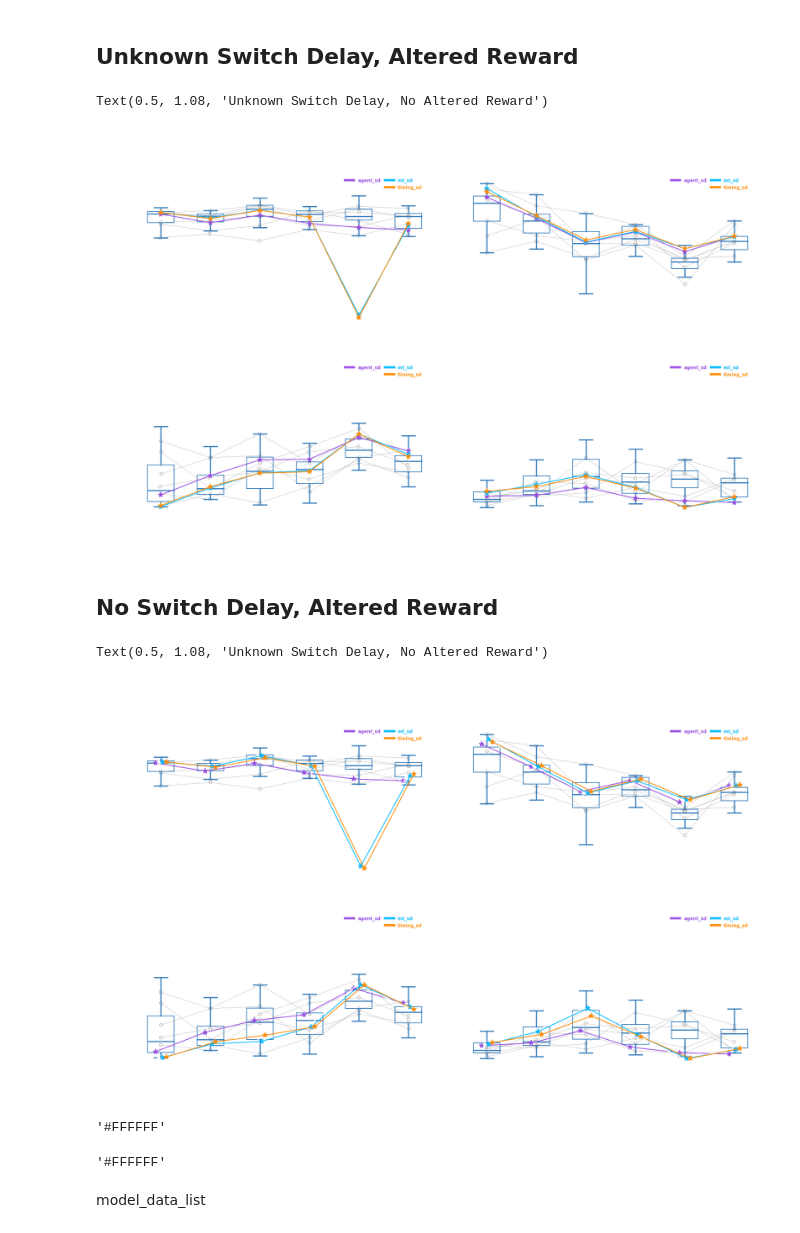
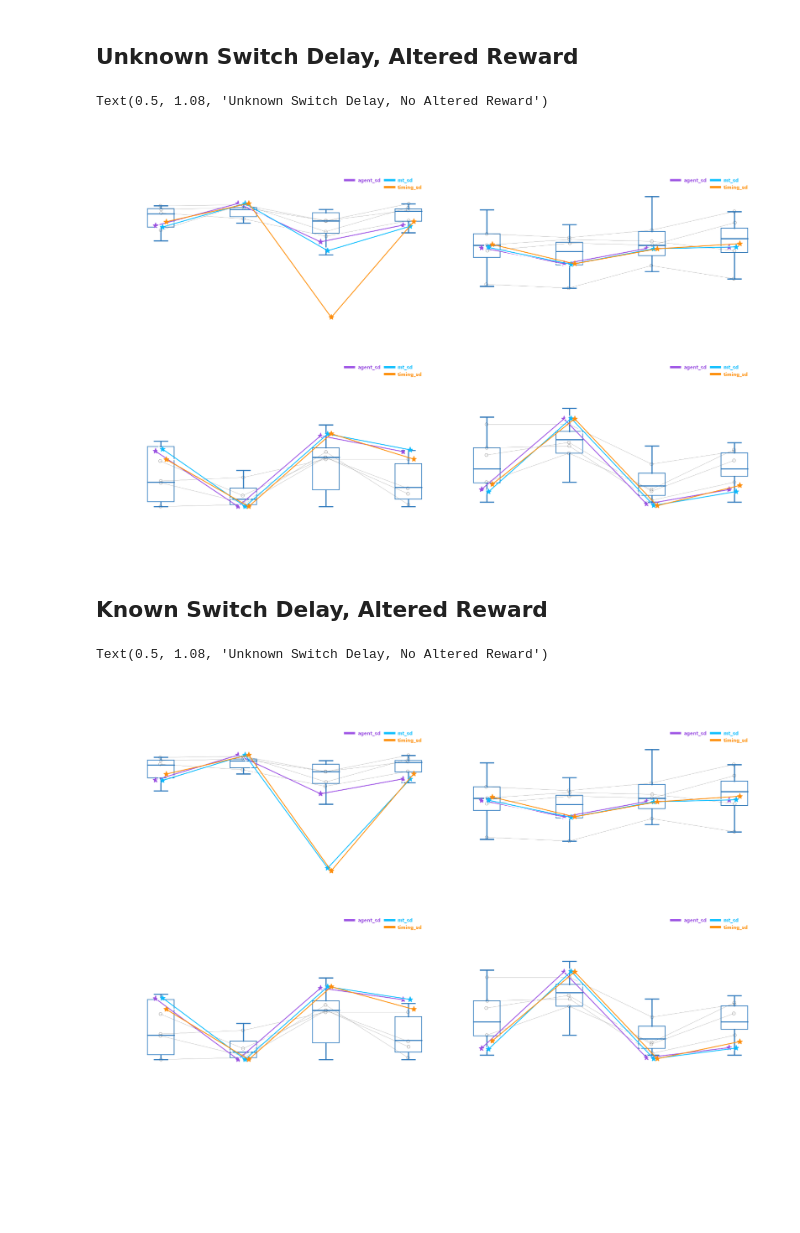
Before and after one commit to SethSullivan/MatchPennies-Agent-Expirement, a Jupyter notebook: scripts/optimal_model/Optimal_Stopping_Model_Full_Comparison.ipynb, the cells around one changed output. Drawn from its saved outputs; the diff is of its cells as text; code cells hidden in the pictures; blank space fills up the shorter version.

Commit message:
set up the model comparisons

```diff
--- a/scripts/optimal_model/Optimal_Stopping_Model_Full_Comparison.ipynb
+++ b/scripts/optimal_model/Optimal_Stopping_Model_Full_Comparison.ipynb
@@ -88 +95,3 @@ model_dict_keys = ['agent_sd', 'rt_sd', 'mt_sd', 'timing_sd']
+# %%
+knowledge_of_guess_leave_time_sd = True
 # %% [markdown]
@@ -209,10 +235,16 @@ for i,(agent_sd_change, rt_sd_change, mt_sd_change, timing_sd_change) in enumera
 # * Set switch delay true and expected
 guess_switch_delay_true = 60 #! Changed to 60
 guess_switch_delay_expected = 0
+guess_switch_sd_true = guess_leave_time_sd
+if knowledge_of_guess_leave_time_sd:
+    guess_switch_sd_expected = deepcopy(guess_leave_time_sd)
+else:
+    guess_switch_sd_expected = np.zeros_like(guess_leave_time_sd)
 #* Set win, incorrect, indecision reward if messing around with beta parameters
 win_reward      = 1.0
 indecision_cost = 0.0
 incorrect_cost  = -0.2 #! Changed to -0.2
+
 ############################################################################################
 switch_delay_altered_reward_dict = {}
 #* Loop through change_sd_list, altering each sd one by one with the above constants
@@ -232,7 +264,7 @@ for i,(agent_sd_change, rt_sd_change, mt_sd_change, timing_sd_change) in enumera
         timing_sd    =np.array([time_sd, time_sd - timing_sd_change]),
         perc_wins_when_both_reach=perc_wins_both_reach,
         guess_switch_delay=np.array([[guess_switch_delay_true, guess_switch_delay_expected]]).T, # Designed like this for broadcasting reasons
-        guess_sd     = np.array([guess_leave_time_sd,guess_leave_time_sd]), # This includes electromechanical delay sd and timing sd bc it's straight from data
+        guess_sd     = np.array([guess_switch_sd_true,guess_switch_sd_expected]), # This includes electromechanical delay sd and timing sd bc it's straight from data
         electromechanical_delay=np.array([[50, 50]]).T,
         switch_cost_exists=True,
         expected=True,
@@ -240,7 +272,7 @@ for i,(agent_sd_change, rt_sd_change, mt_sd_change, timing_sd_change) in enumera
         incorrect_cost=incorrect_cost,
         indecision_cost=indecision_cost,
     )
-    switch_delay_altered_reward_dict.update({model_dict_keys[i]:model})
+    switch_delay_altered_reward_dict.update({model_dict_keys_sd[i]:model})
 # %% [markdown]
 # Plots
 # %%
@@ -270,7 +303,7 @@ if True:
         ax=ax1,
         data=metric1,
         model_data_list=model_data_list1,
-        labels=model_dict_keys,
+        labels=model_dict_keys_sd,
         show_boxplot=True,
         colors=wheel.seth_blue,
         linestyles=["-"]*4,
@@ -292,7 +325,7 @@ if True:
         ax=ax2,
         data=metric2,
         model_data_list=model_data_list2,
-        labels=model_dict_keys,
+        labels=model_dict_keys_sd,
         show_boxplot=True,
         colors=wheel.seth_blue,
         linestyles=["-"]*4,
@@ -314,7 +347,7 @@ if True:
         ax=ax3,
         data=metric3,
         model_data_list=model_data_list3,
-        labels=model_dict_keys,
+        labels=model_dict_keys_sd,
         show_boxplot=True,
         colors=wheel.seth_blue,
         linestyles=["-"]*4,
@@ -328,7 +361,6 @@ if True:
         legend_fontsize=legend_fontsize
     )
 
-
 if True:
     metric4 = group.score_metrics.score_metric('indecisions')/group.exp_info.num_task_trials*100
     model_data_list4  = [model.results.get_metric(model.score_metrics.prob_indecision,metric_type='true',decision_type='optimal')*100 for model in base_model_dict.values()]
@@ -337,7 +369,7 @@ if True:
         ax=ax4,
         data=metric4,
         model_data_list=model_data_list4,
-        labels=model_dict_keys,
+        labels=model_dict_keys_sd,
         show_boxplot=True,
         colors=wheel.seth_blue,
         linestyles=["-"]*4,
@@ -351,5 +383,5 @@ if True:
         legend_fontsize=legend_fontsize
     )
 
-plt.suptitle('No Switch Delay, No Altered Reward', y=1.08)
+plt.suptitle('Known Switch Delay, No Altered Reward', y=1.08)
 # %% [output]
@@ -380,7 +412,7 @@ if True:
         ax=ax1,
         data=metric1,
         model_data_list=model_data_list1,
-        labels=model_dict_keys,
+        labels=model_dict_keys_sd,
         show_boxplot=True,
         colors=wheel.seth_blue,
         linestyles=["-"]*4,
@@ -402,7 +434,7 @@ if True:
         ax=ax2,
         data=metric2,
         model_data_list=model_data_list2,
-        labels=model_dict_keys,
+        labels=model_dict_keys_sd,
         show_boxplot=True,
         colors=wheel.seth_blue,
         linestyles=["-"]*4,
@@ -424,7 +456,7 @@ if True:
         ax=ax3,
         data=metric3,
         model_data_list=model_data_list3,
-        labels=model_dict_keys,
+        labels=model_dict_keys_sd,
         show_boxplot=True,
         colors=wheel.seth_blue,
         linestyles=["-"]*4,
@@ -438,7 +470,6 @@ if True:
         legend_fontsize=legend_fontsize
     )
 
-
 if True:
     metric4 = group.score_metrics.score_metric('indecisions')/group.exp_info.num_task_trials*100
     model_data_list4  = [model.results.get_metric(model.score_metrics.prob_indecision,metric_type='true',decision_type='optimal')*100 for model in switch_delay_dict.values()]
@@ -447,7 +478,7 @@ if True:
         ax=ax4,
         data=metric4,
         model_data_list=model_data_list4,
-        labels=model_dict_keys,
+        labels=model_dict_keys_sd,
         show_boxplot=True,
         colors=wheel.seth_blue,
         linestyles=["-"]*4,
@@ -464,9 +495,9 @@ if True:
 plt.suptitle('Unknown Switch Delay, No Altered Reward', y=1.08)
 # %% [output]
 Text(0.5, 1.08, 'Unknown Switch Delay, No Altered Reward')
-[figure, old version]
+[figure, new version]
 # %% [markdown]
-## No Switch Delay, Altered Reward
+## Known Switch Delay, Altered Reward
 # %%
 w,h = 16,9.2
 
@@ -490,7 +521,7 @@ if True:
         ax=ax1,
         data=metric1,
         model_data_list=model_data_list1,
-        labels=model_dict_keys,
+        labels=model_dict_keys_sd,
         show_boxplot=True,
         colors=wheel.seth_blue,
         linestyles=["-"]*4,
@@ -512,7 +543,7 @@ if True:
         ax=ax2,
         data=metric2,
         model_data_list=model_data_list2,
-        labels=model_dict_keys,
+        labels=model_dict_keys_sd,
         show_boxplot=True,
         colors=wheel.seth_blue,
         linestyles=["-"]*4,
@@ -534,7 +565,7 @@ if True:
         ax=ax3,
         data=metric3,
         model_data_list=model_data_list3,
-        labels=model_dict_keys,
+        labels=model_dict_keys_sd,
         show_boxplot=True,
         colors=wheel.seth_blue,
         linestyles=["-"]*4,
@@ -545,43 +576,32 @@ if True:
         xlabel=it.xlabel,
         ylabel='Incorrects (%)',
         title='Incorrects',
         legend_fontsize=legend_fontsize
     )
 
-
 if True:
     metric4 = group.score_metrics.score_metric('indecisions')/group.exp_info.num_task_trials*100
     model_data_list4  = [model.results.get_metric(model.score_metrics.prob_indecision,metric_type='true',decision_type='optimal')*100 for model in altered_reward_dict.values()]
     ylocs4 = np.arange(0, 101, 25)
     pf.multiple_models_boxplot_v2(
         ax=ax4,
         data=metric4,
         model_data_list=model_data_list4,
-        labels=model_dict_keys,
+        labels=model_dict_keys_sd,
         show_boxplot=True,
         colors=wheel.seth_blue,
         linestyles=["-"]*4,
         line_colors = line_colors,
         xlocs=xlocs,
         ylocs=ylocs4,
         xticklabels=it.trial_block_titles,
         xlabel=it.xlabel,
         ylabel='Indecisions (%)',
         title='Indecisions',
         legend_fontsize=legend_fontsize
     )
 
 plt.suptitle('Unknown Switch Delay, No Altered Reward', y=1.08)
 # %% [output]
 Text(0.5, 1.08, 'Unknown Switch Delay, No Altered Reward')
-[figure, old version]
+[figure, new version]
-# %%
-line_colors[]
-# %% [output]
-'#FFFFFF'
-# %%
-wheel.white
-# %% [output]
-'#FFFFFF'
-# %% [markdown]
-model_data_list
```
Also changed, not shown: parts of 13 cells of this notebook.
